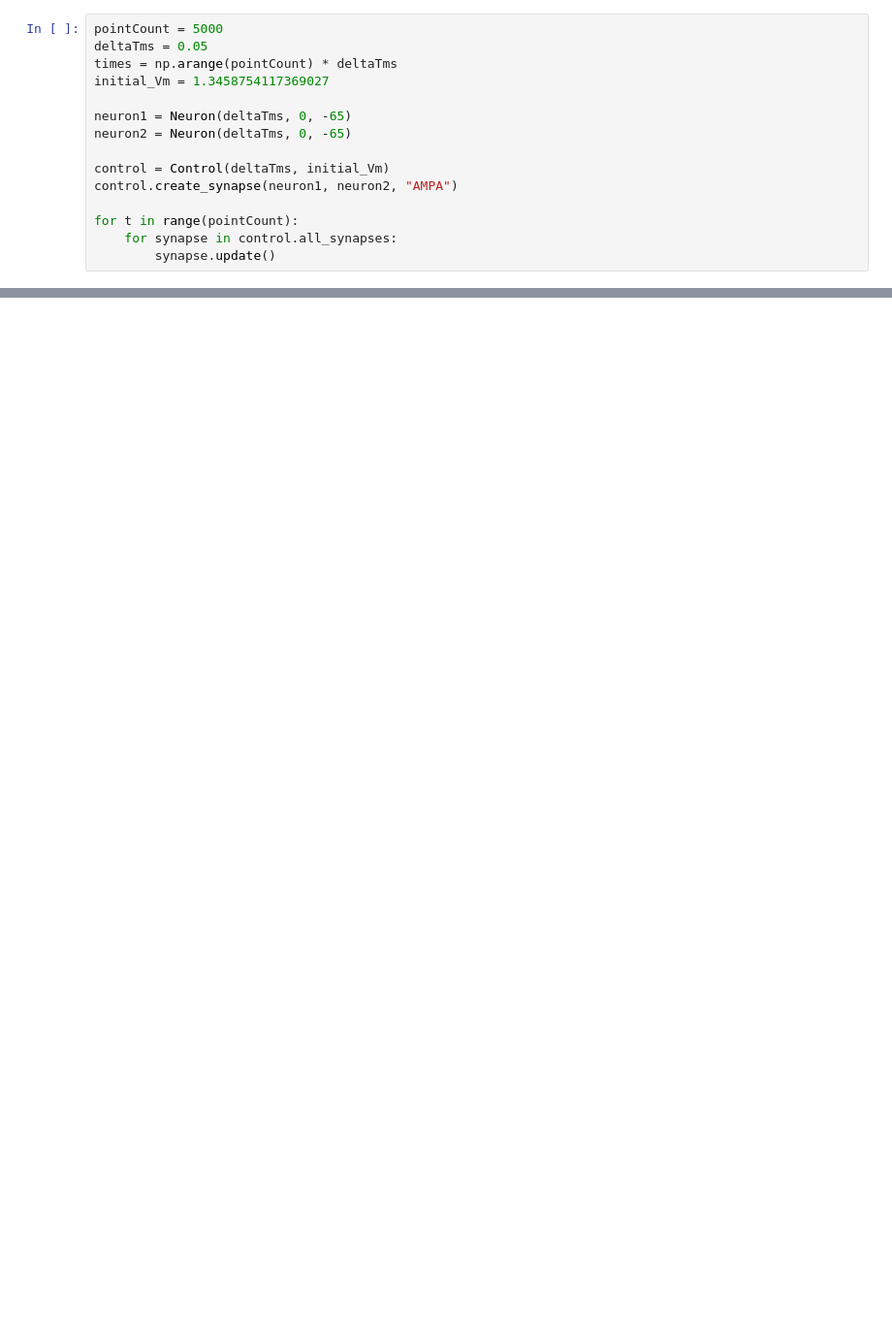
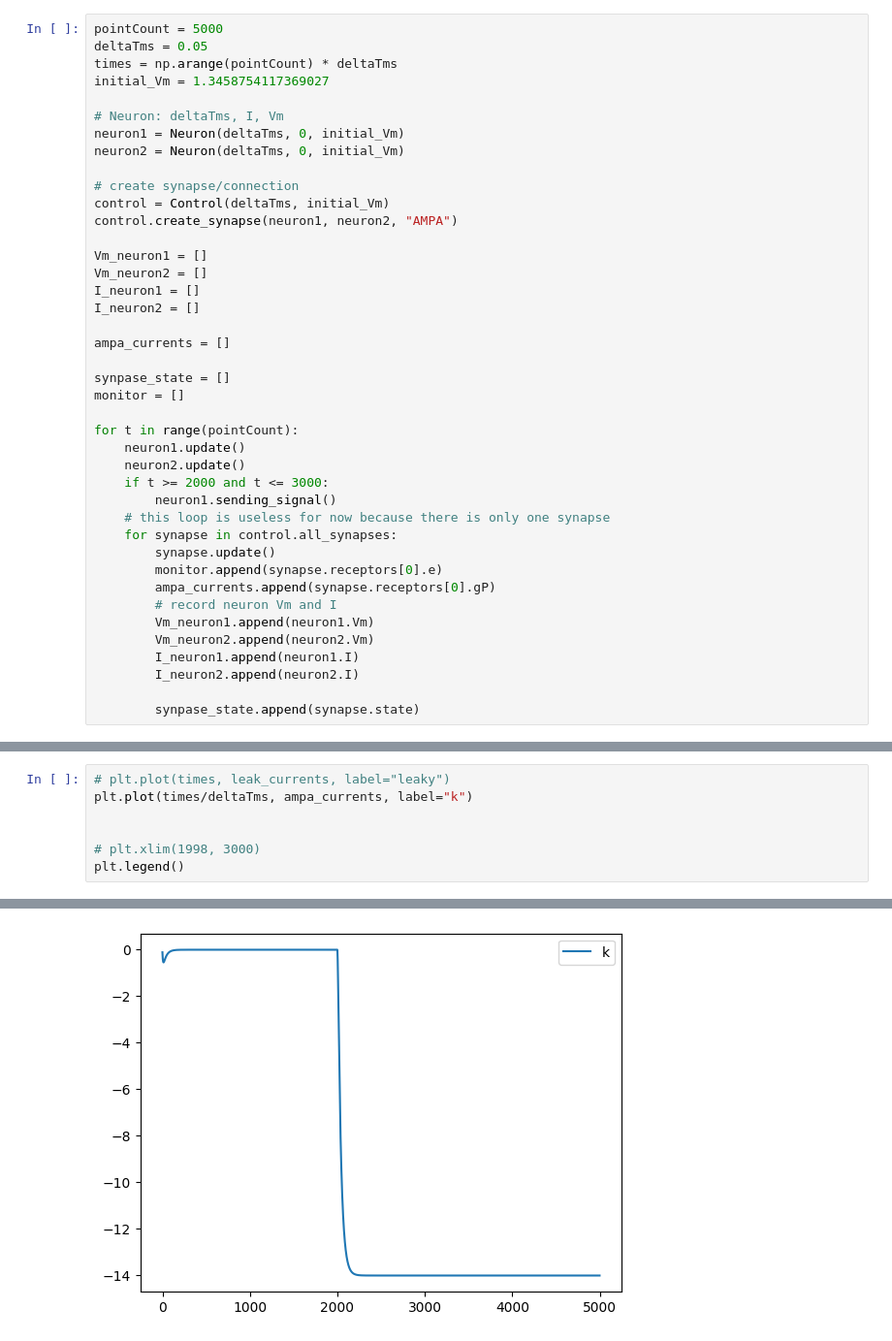
Before and after one commit to hhsherlock/Spiking_NN, a Jupyter notebook: test_connection.ipynb, the cells around one changed output, grey strips where cells are left out. Shown at 97% size. Drawn from its saved outputs; the diff is of its cells as text; blank space fills up the shorter version.

```diff
--- a/test_connection.ipynb
+++ b/test_connection.ipynb
@@ -100,12 +132,38 @@ deltaTms = 0.05
 times = np.arange(pointCount) * deltaTms
 initial_Vm = 1.3458754117369027
 
-neuron1 = Neuron(deltaTms, 0, -65)
-neuron2 = Neuron(deltaTms, 0, -65)
+# Neuron: deltaTms, I, Vm
+neuron1 = Neuron(deltaTms, 0, initial_Vm)
+neuron2 = Neuron(deltaTms, 0, initial_Vm)
 
+# create synapse/connection
 control = Control(deltaTms, initial_Vm)
 control.create_synapse(neuron1, neuron2, "AMPA")
 
+Vm_neuron1 = []
+Vm_neuron2 = []
+I_neuron1 = []
+I_neuron2 = []
+
+ampa_currents = []
+
+synpase_state = []
+monitor = []
+
 for t in range(pointCount):
+    neuron1.update()
+    neuron2.update()
+    if t >= 2000 and t <= 3000:
+        neuron1.sending_signal()
+    # this loop is useless for now because there is only one synapse
     for synapse in control.all_synapses:
         synapse.update()
+        monitor.append(synapse.receptors[0].e)
+        ampa_currents.append(synapse.receptors[0].gP)
+        # record neuron Vm and I
+        Vm_neuron1.append(neuron1.Vm)
+        Vm_neuron2.append(neuron2.Vm)
+        I_neuron1.append(neuron1.I)
+        I_neuron2.append(neuron2.I)
+
+        synpase_state.append(synapse.state)
@@ -115,0 +202,8 @@ neuron1.outgoing_synapses[0].receptors
+# %%
+# plt.plot(times, leak_currents, label="leaky")
+plt.plot(times/deltaTms, ampa_currents, label="k")
+
+
+# plt.xlim(1998, 3000)
+plt.legend()
+# %% [output]
@@ -115,0 +211 @@ neuron1.outgoing_synapses[0].receptors
+[figure, added]
```
Also changed, not shown: parts of 8 cells of this notebook, 2 other files.
